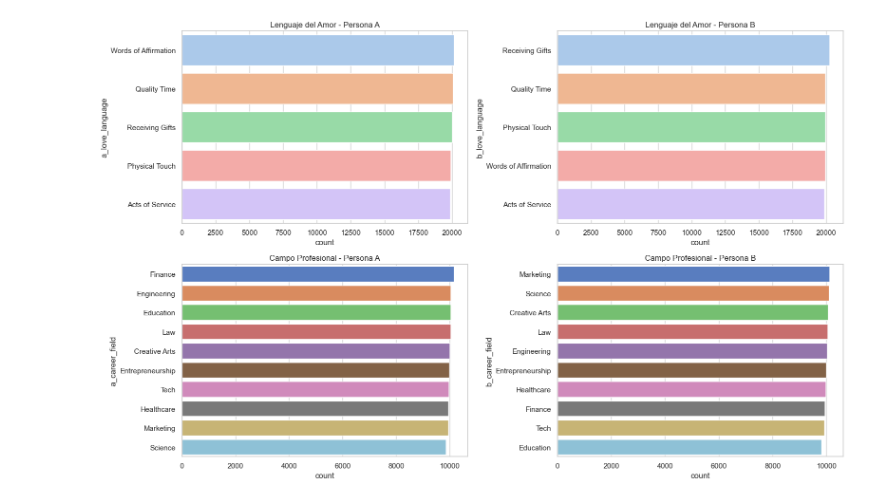
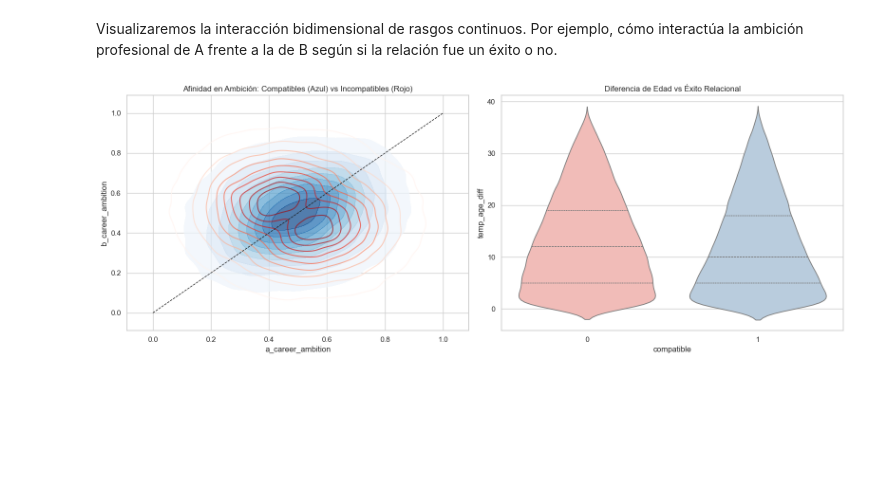
Before and after one commit to OscarDominguezOcana/DISIA-G5, a Jupyter notebook: [DISIA] - G5 - Hito 2.ipynb, the cells around one changed output. Cells and saved outputs as stored; diff of their text form; code cells hidden in the pictures; blank space fills up the shorter version.

```diff
--- a/[DISIA] - G5 - Hito 2.ipynb
+++ b/[DISIA] - G5 - Hito 2.ipynb
@@ -143,28 +110,23 @@ compatibility_score                                 0.549572
-# %%
-# 5. Análisis de Variables Categóricas (Ej. Lenguajes del Amor y Profesiones)
-fig, axes = plt.subplots(2, 2, figsize=(16, 10))
-
-# Lenguaje del amor Persona A
-sns.countplot(y='a_love_language', data=df, ax=axes[0, 0],
-              order=df['a_love_language'].value_counts().index, palette='pastel')
-axes[0, 0].set_title('Lenguaje del Amor - Persona A')
-
-# Lenguaje del amor Persona B
-sns.countplot(y='b_love_language', data=df, ax=axes[0, 1],
-              order=df['b_love_language'].value_counts().index, palette='pastel')
-axes[0, 1].set_title('Lenguaje del Amor - Persona B')
-
-# Campo profesional Persona A
-sns.countplot(y='a_career_field', data=df, ax=axes[1, 0],
-              order=df['a_career_field'].value_counts().index, palette='muted')
-axes[1, 0].set_title('Campo Profesional - Persona A')
-
-# Campo profesional Persona B
-sns.countplot(y='b_career_field', data=df, ax=axes[1, 1],
-              order=df['b_career_field'].value_counts().index, palette='muted')
-axes[1, 1].set_title('Campo Profesional - Persona B')
-
-plt.tight_layout()
-plt.show()
-# %% [output]
-[figure, removed]
+# %% [markdown]
+Visualizaremos la interacción bidimensional de rasgos continuos. Por ejemplo, cómo interactúa la ambición profesional de A frente a la de B según si la relación fue un éxito o no.
+# %%
+fig, axes = plt.subplots(1, 2, figsize=(16, 6))
+
+# Mapa de calor KDE para Ambición
+sns.kdeplot(data=df[df['compatible']==1], x='a_career_ambition', y='b_career_ambition',
+            cmap="Blues", fill=True, ax=axes[0], alpha=0.7)
+sns.kdeplot(data=df[df['compatible']==0], x='a_career_ambition', y='b_career_ambition',
+            cmap="Reds", fill=False, ax=axes[0], alpha=0.7)
+axes[0].set_title('Afinidad en Ambición: Compatibles (Azul) vs Incompatibles (Rojo)')
+axes[0].plot([0, 1], [0, 1], 'k--', lw=1) # Línea de identidad
+
+# Boxplot de diferencias de edad
+df['temp_age_diff'] = abs(df['a_age'] - df['b_age'])
+sns.violinplot(x='compatible', y='temp_age_diff', data=df, ax=axes[1], palette="Pastel1", inner="quartile")
+axes[1].set_title('Diferencia de Edad vs Éxito Relacional')
+
+plt.tight_layout()
+plt.show()
+df.drop(columns=['temp_age_diff'], inplace=True)
+# %% [output]
+[figure, added]
```
Also changed, not shown: parts of 22 cells of this notebook.
